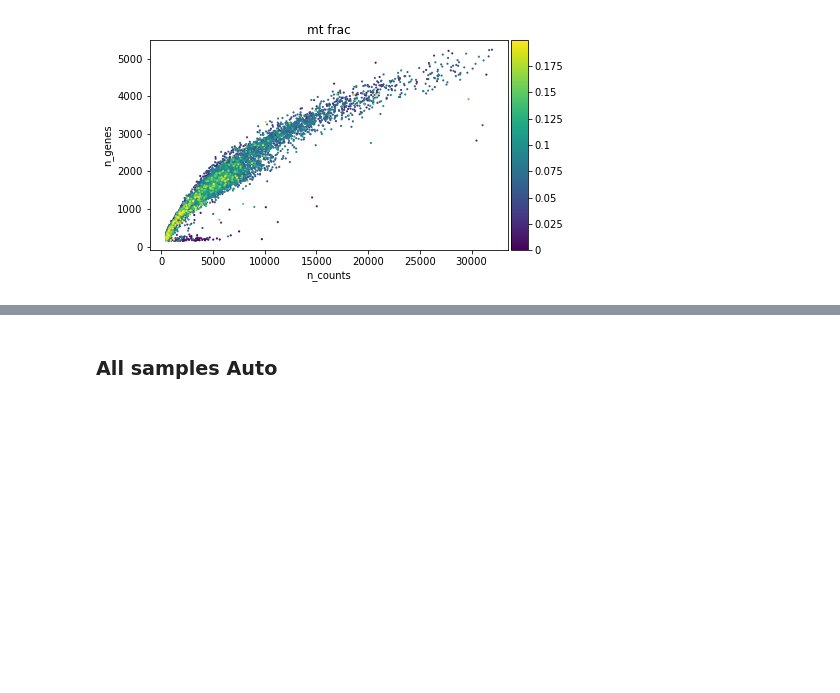
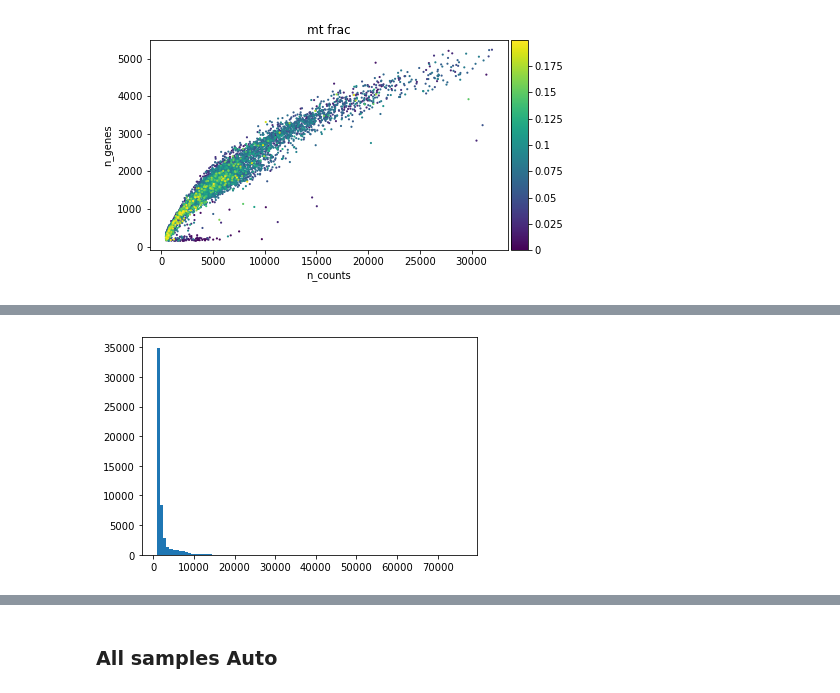
Before and after one commit to ipanj/DDD_disk, a Jupyter notebook: notebooks/covid_sc_analysis_chris.ipynb, the cells around one changed output, grey strips where cells are left out. Cells and saved outputs as stored; diff of their text form; code cells hidden in the pictures; blank space fills up the shorter version.

```diff
--- a/notebooks/covid_sc_analysis_chris.ipynb
+++ b/notebooks/covid_sc_analysis_chris.ipynb
@@ -392,0 +479,5 @@ p1 = sc.pl.scatter(adata_flt_all_man, 'n_counts', 'n_genes', color='mt_frac')
+# %%
+plt.hist(adata_flt_all_man.X.flatten()[adata_flt_all_man.X.flatten()>1000], 100)
+plt.show()
+# %% [output]
+[figure, added]
```
Also changed, not shown: parts of 46 cells of this notebook.
